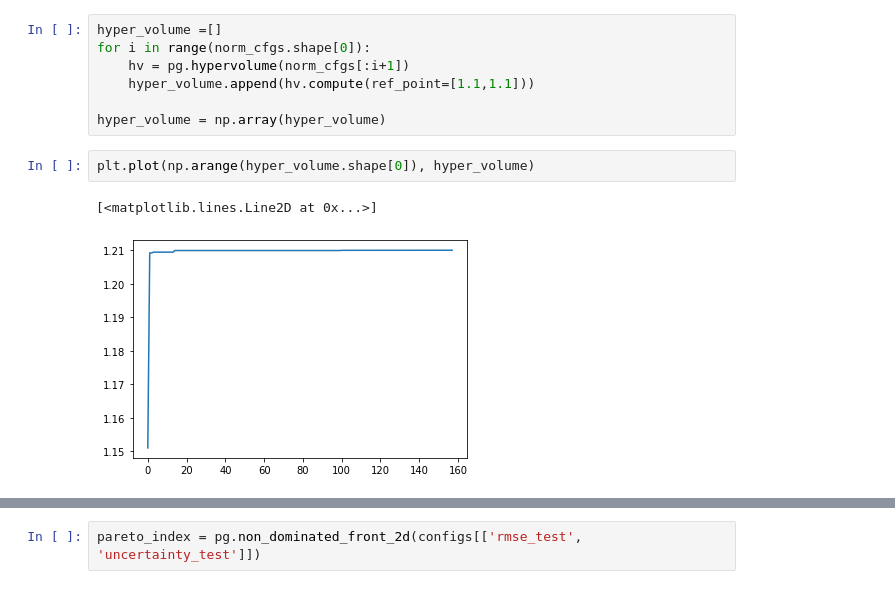
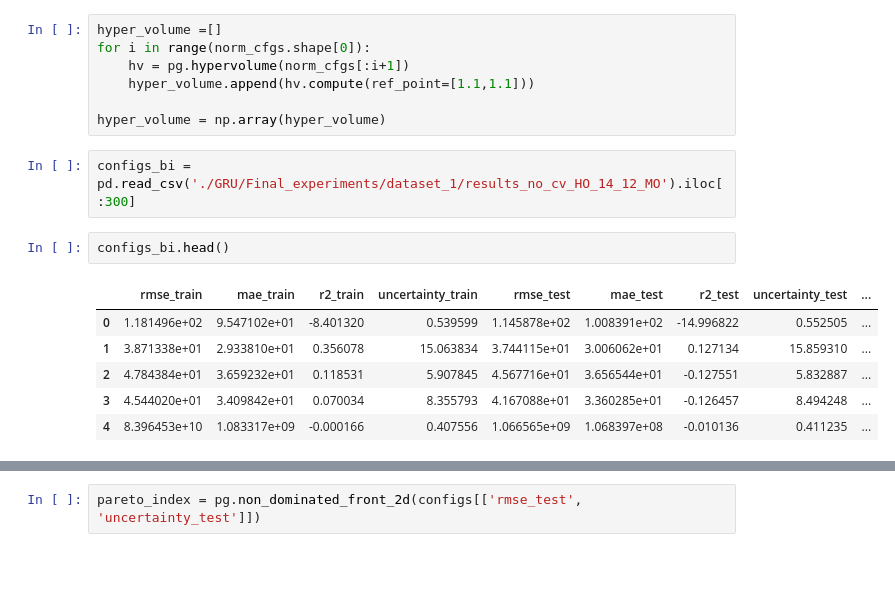
Before and after one commit to MariosKef/RULe, a Jupyter notebook: test_SO_dataset1.ipynb, the cells around one changed output, grey strips where cells are left out. Cells and saved outputs as stored; diff of their text form; blank space fills up the shorter version.

```diff
--- a/test_SO_dataset1.ipynb
+++ b/test_SO_dataset1.ipynb
@@ -32,8 +102,14 @@ for i in range(norm_cfgs.shape[0]):
     hyper_volume.append(hv.compute(ref_point=[1.1,1.1]))
 
 hyper_volume = np.array(hyper_volume)
-# %%
-plt.plot(np.arange(hyper_volume.shape[0]), hyper_volume)
-# %% [output]
-[<matplotlib.lines.Line2D at 0x...>]
-[figure, removed]
+# %%
+configs_bi = pd.read_csv('./GRU/Final_experiments/dataset_1/results_no_cv_HO_14_12_MO').iloc[:300]
+# %%
+configs_bi.head()
+# %% [output]
+|  | rmse_train | mae_train | r2_train | uncertainty_train | rmse_test | mae_test | r2_test | uncertainty_test | ... |
+| 0 | 1.181496e+02 | 9.547102e+01 | -8.401320 | 0.539599 | 1.145878e+02 | 1.008391e+02 | -14.996822 | 0.552505 | ... |
+| 1 | 3.871338e+01 | 2.933810e+01 | 0.356078 | 15.063834 | 3.744115e+01 | 3.006062e+01 | 0.127134 | 15.859310 | ... |
+| 2 | 4.784384e+01 | 3.659232e+01 | 0.118531 | 5.907845 | 4.567716e+01 | 3.656544e+01 | -0.127551 | 5.832887 | ... |
+| 3 | 4.544020e+01 | 3.409842e+01 | 0.070034 | 8.355793 | 4.167088e+01 | 3.360285e+01 | -0.126457 | 8.494248 | ... |
+| 4 | 8.396453e+10 | 1.083317e+09 | -0.000166 | 0.407556 | 1.066565e+09 | 1.068397e+08 | -0.010136 | 0.411235 | ... |
```
Also changed, not shown: parts of 26 cells of this notebook, 6 other files.
